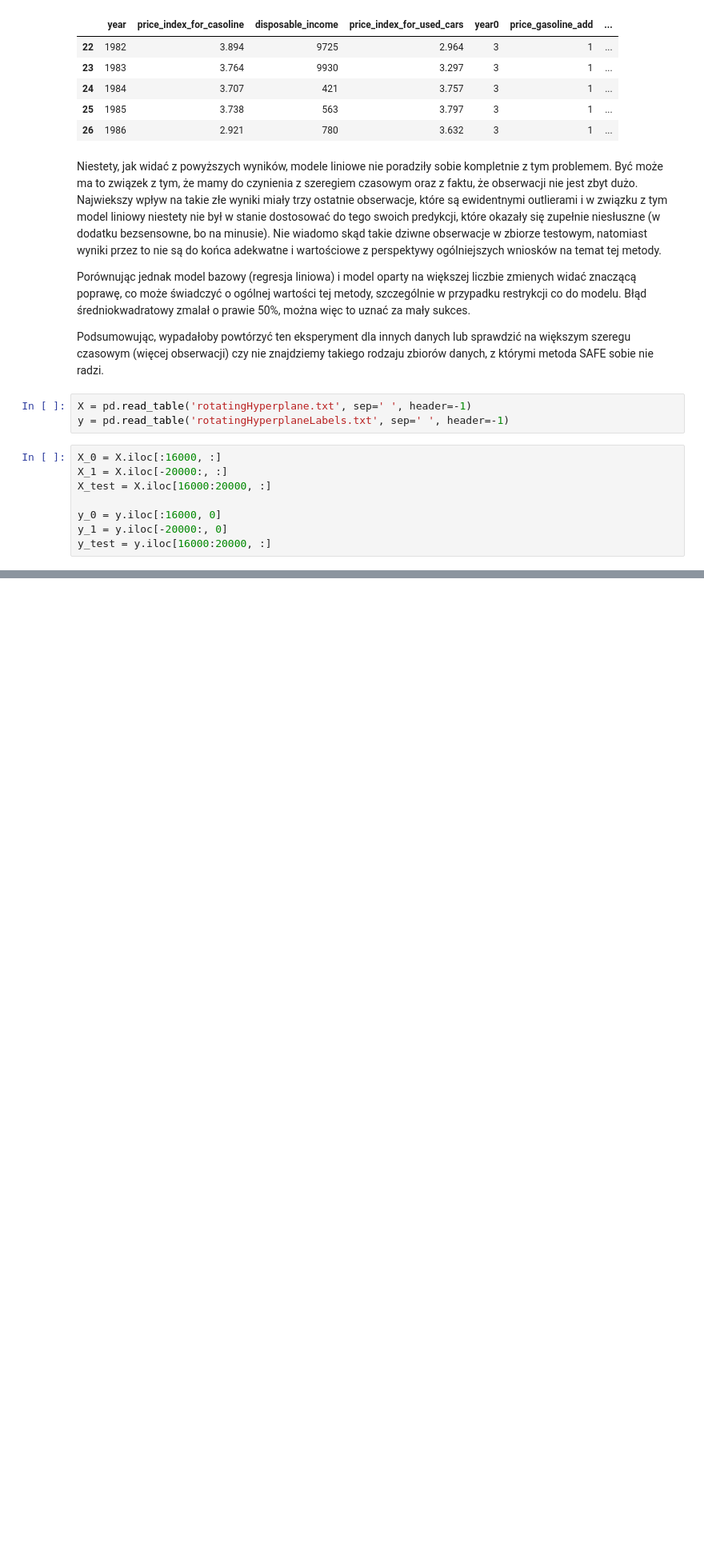
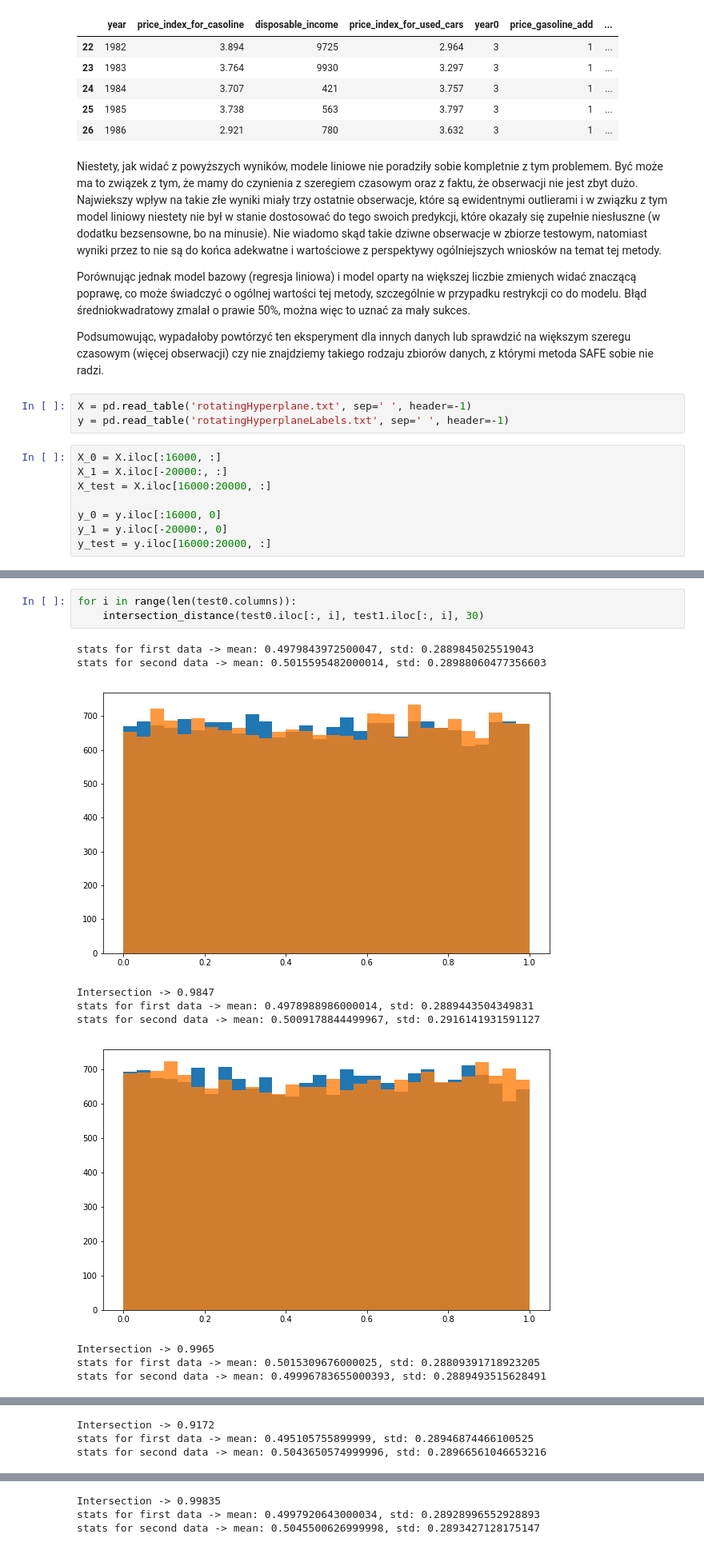
Before and after one commit to pbiecek/InterpretableMachineLearning2018S, a Jupyter notebook: PraceDomowe/PD9/DawidLipskiPD9.ipynb, the cells around one changed output, grey strips where cells are left out. Shown: that part at 80% size. Drawn from its saved outputs; the diff is of its cells as text; blank space fills up the shorter version.

```diff
--- a/PraceDomowe/PD9/DawidLipskiPD9.ipynb
+++ b/PraceDomowe/PD9/DawidLipskiPD9.ipynb
@@ -715,0 +735,14 @@ y_1
+# %%
+for i in range(len(test0.columns)):
+    intersection_distance(test0.iloc[:, i], test1.iloc[:, i], 30)
+# %% [output]
+stats for first data -> mean: 0.4979843972500047, std: 0.2889845025519043
+stats for second data -> mean: 0.5015595482000014, std: 0.28988060477356603
+[figure, added]
+Intersection -> 0.9847
+stats for first data -> mean: 0.4978988986000014, std: 0.2889443504349831
+stats for second data -> mean: 0.5009178844499967, std: 0.2916141931591127
+[figure, added]
+Intersection -> 0.9965
+stats for first data -> mean: 0.5015309676000025, std: 0.28809391718923205
+stats for second data -> mean: 0.49996783655000393, std: 0.2889493515628491
@@ -715,0 +750,3 @@ y_1
+Intersection -> 0.9172
+stats for first data -> mean: 0.495105755899999, std: 0.28946874466100525
+stats for second data -> mean: 0.5043650574999996, std: 0.28966561046653216
@@ -715,0 +754,3 @@ y_1
+Intersection -> 0.99835
+stats for first data -> mean: 0.4997920643000034, std: 0.28928996552928893
+stats for second data -> mean: 0.5045500626999998, std: 0.2893427128175147
```
Also changed, not shown: parts of 27 cells of this notebook.
